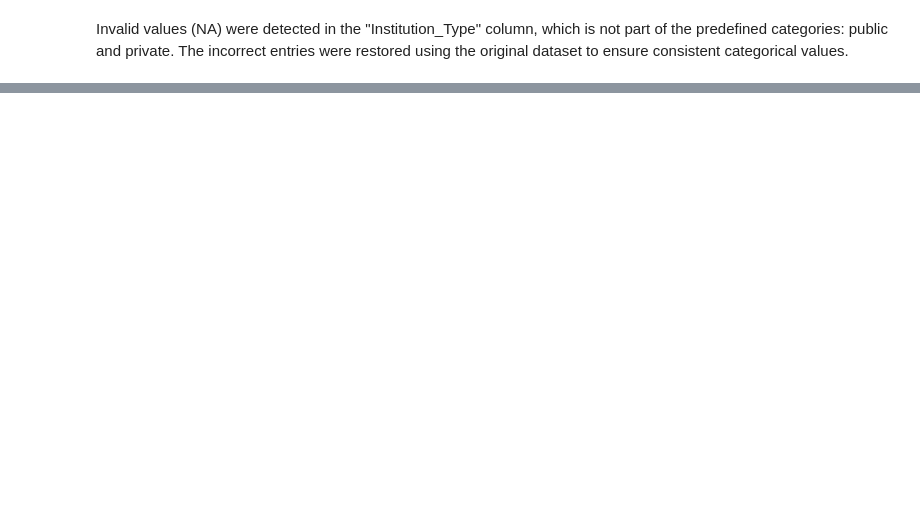
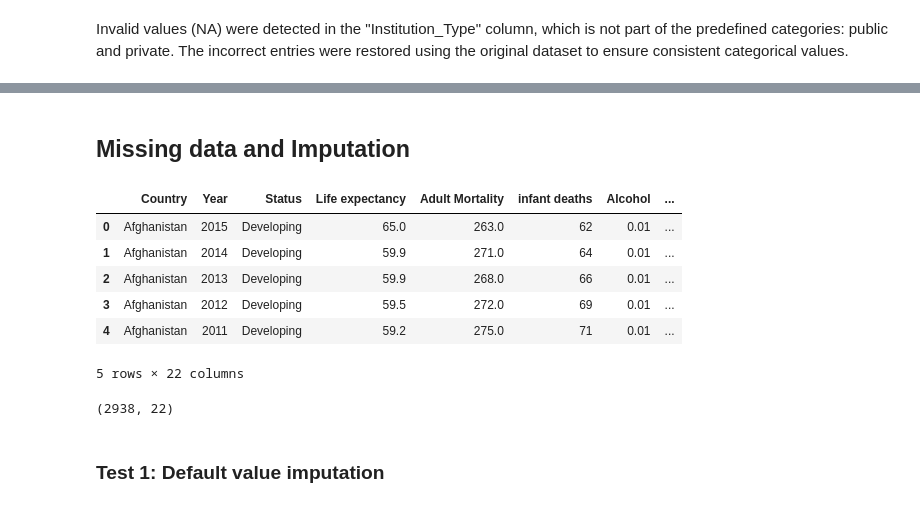
Before and after one commit to Zixin-Fan/CSI4142-A2, a Jupyter notebook: CSI4142_A2_ZixinFan_SolinMaaroof.ipynb, the cells around one changed output, grey strips where cells are left out. Cells and saved outputs as stored; diff of their text form; code cells hidden in the pictures; blank space fills up the shorter version.

```diff
--- a/CSI4142_A2_ZixinFan_SolinMaaroof.ipynb
+++ b/CSI4142_A2_ZixinFan_SolinMaaroof.ipynb
@@ -393,0 +466,20 @@ Invalid values (NA) were detected in the "Institution_Type" column, which is not
+# %% [markdown]
+## **Missing data and Imputation**
+# %%
+dataset2 = pd.read_csv("https://raw.githubusercontent.com/solinm/csi4142-assignments/refs/heads/main/LifeExpectancyData.csv")
+dataset2.columns = dataset2.columns.str.strip()  # remove leading/trailing spaces from column names
+dataset2.head() # show the first 5 rows of the dataset
+# %% [output]
+|  | Country | Year | Status | Life expectancy | Adult Mortality | infant deaths | Alcohol | ... |
+| 0 | Afghanistan | 2015 | Developing | 65.0 | 263.0 | 62 | 0.01 | ... |
+| 1 | Afghanistan | 2014 | Developing | 59.9 | 271.0 | 64 | 0.01 | ... |
+| 2 | Afghanistan | 2013 | Developing | 59.9 | 268.0 | 66 | 0.01 | ... |
+| 3 | Afghanistan | 2012 | Developing | 59.5 | 272.0 | 69 | 0.01 | ... |
+| 4 | Afghanistan | 2011 | Developing | 59.2 | 275.0 | 71 | 0.01 | ... |
+5 rows × 22 columns
+# %%
+dataset2.shape
+# %% [output]
+(2938, 22)
+# %% [markdown]
+### **Test 1: Default value imputation**
```
Also changed, not shown: parts of 97 cells of this notebook.
